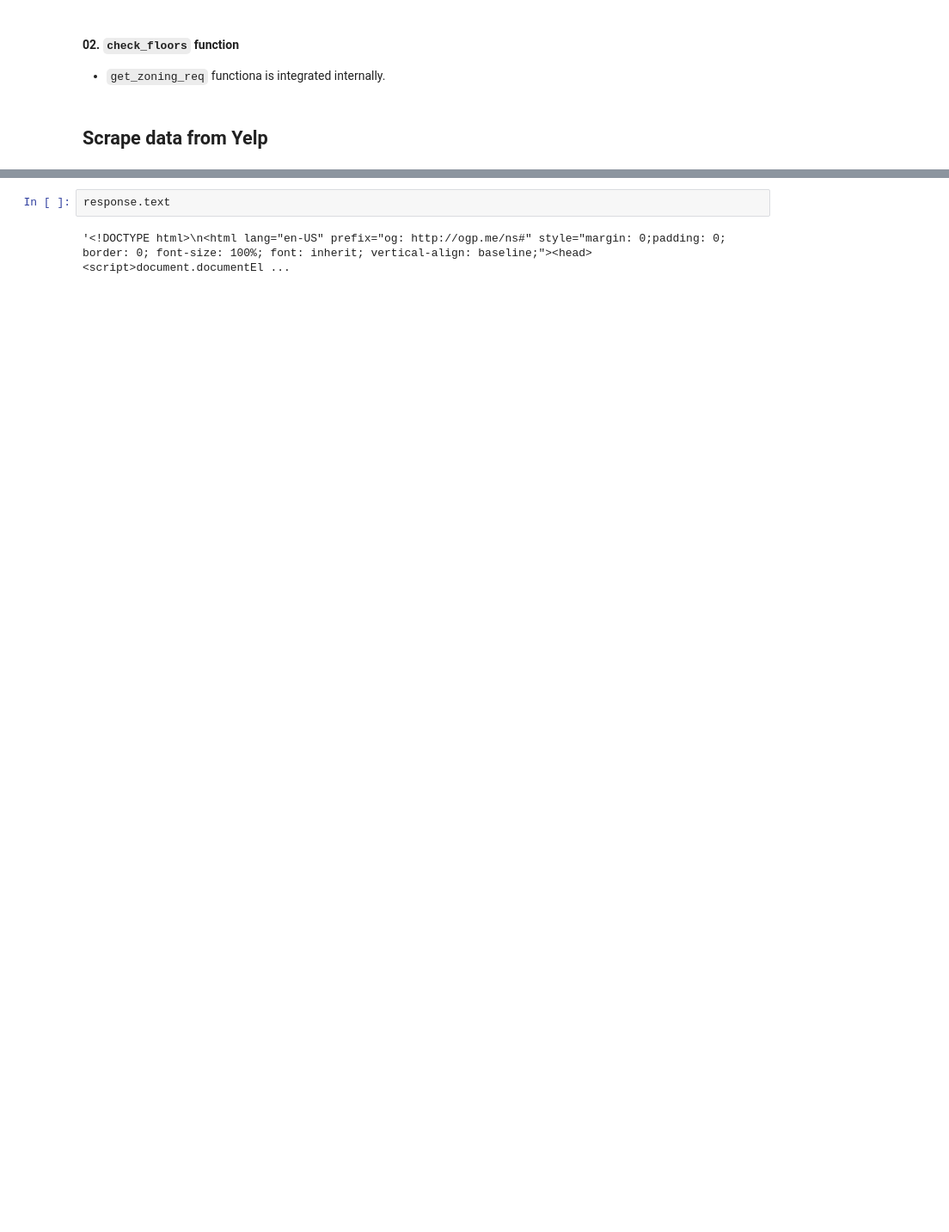
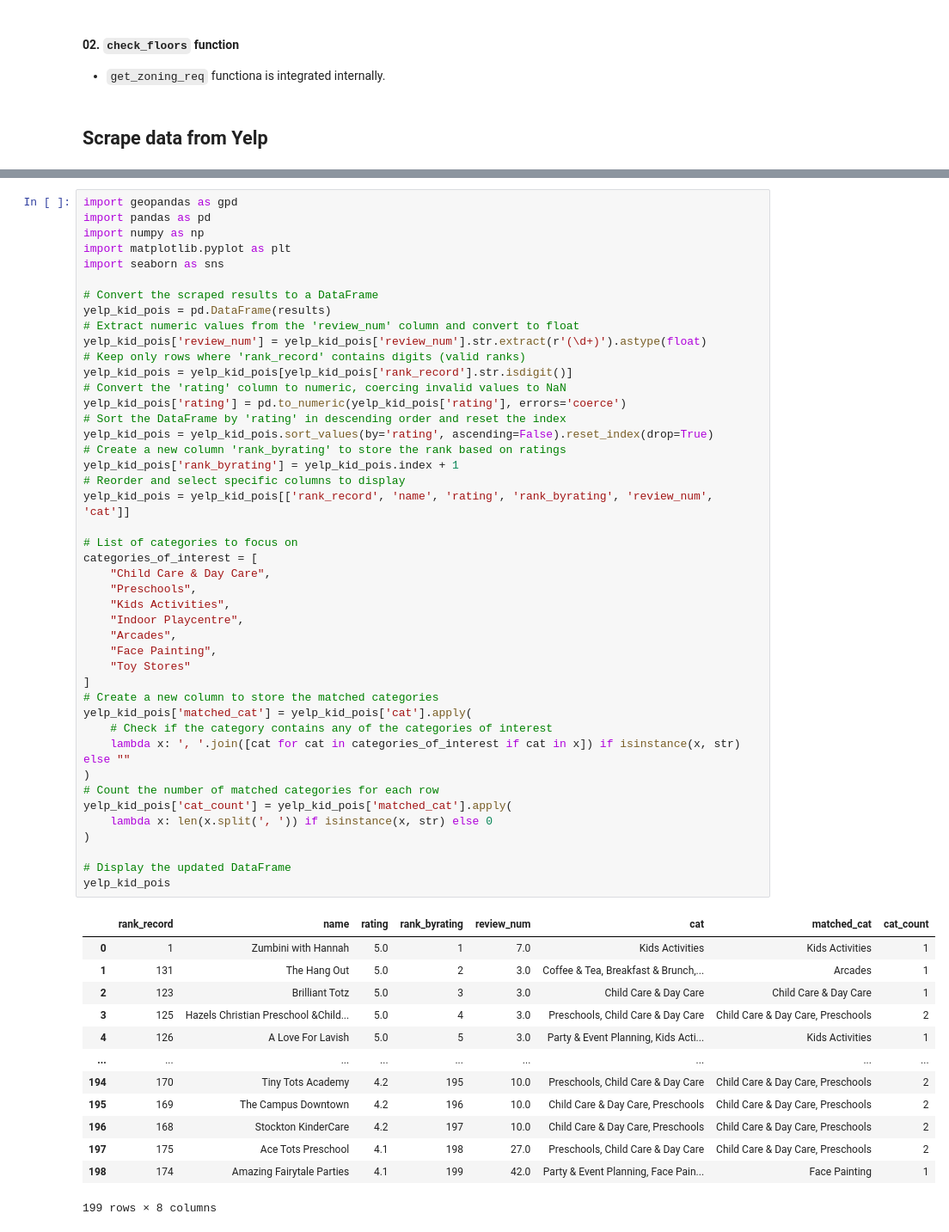
Before and after one commit to HOUPU1993/tidyzoning, a Jupyter notebook: test.ipynb, the cells around one changed output, grey strips where cells are left out. Shown at 86% size. Drawn from its saved outputs; the diff is of its cells as text; blank space fills up the shorter version.

```diff
--- a/test.ipynb
+++ b/test.ipynb
@@ -517,4 +537,58 @@ for page in range(total_pages):
-# %%
-response.text
-# %% [output]
-'<!DOCTYPE html>\n<html lang="en-US" prefix="og: http://ogp.me/ns#" style="margin: 0;padding: 0; border: 0; font-size: 100%; font: inherit; vertical-align: baseline;"><head><script>document.documentEl ...
+# %%
+import geopandas as gpd
+import pandas as pd
+import numpy as np
+import matplotlib.pyplot as plt
+import seaborn as sns
+
+# Convert the scraped results to a DataFrame
+yelp_kid_pois = pd.DataFrame(results)
+# Extract numeric values from the 'review_num' column and convert to float
+yelp_kid_pois['review_num'] = yelp_kid_pois['review_num'].str.extract(r'(\d+)').astype(float)
+# Keep only rows where 'rank_record' contains digits (valid ranks)
+yelp_kid_pois = yelp_kid_pois[yelp_kid_pois['rank_record'].str.isdigit()]
+# Convert the 'rating' column to numeric, coercing invalid values to NaN
+yelp_kid_pois['rating'] = pd.to_numeric(yelp_kid_pois['rating'], errors='coerce')
+# Sort the DataFrame by 'rating' in descending order and reset the index
+yelp_kid_pois = yelp_kid_pois.sort_values(by='rating', ascending=False).reset_index(drop=True)
+# Create a new column 'rank_byrating' to store the rank based on ratings
+yelp_kid_pois['rank_byrating'] = yelp_kid_pois.index + 1
+# Reorder and select specific columns to display
+yelp_kid_pois = yelp_kid_pois[['rank_record', 'name', 'rating', 'rank_byrating', 'review_num', 'cat']]
+
+# List of categories to focus on
+categories_of_interest = [
+    "Child Care & Day Care",
+    "Preschools",
+    "Kids Activities",
+    "Indoor Playcentre",
+    "Arcades",
+    "Face Painting",
+    "Toy Stores"
+]
+# Create a new column to store the matched categories
+yelp_kid_pois['matched_cat'] = yelp_kid_pois['cat'].apply(
+    # Check if the category contains any of the categories of interest
+    lambda x: ', '.join([cat for cat in categories_of_interest if cat in x]) if isinstance(x, str) else ""
+)
+# Count the number of matched categories for each row
+yelp_kid_pois['cat_count'] = yelp_kid_pois['matched_cat'].apply(
+    lambda x: len(x.split(', ')) if isinstance(x, str) else 0
+)
+
+# Display the updated DataFrame
+yelp_kid_pois
+# %% [output]
+|  | rank_record | name | rating | rank_byrating | review_num | cat | matched_cat | cat_count |
+| 0 | 1 | Zumbini with Hannah | 5.0 | 1 | 7.0 | Kids Activities | Kids Activities | 1 |
+| 1 | 131 | The Hang Out | 5.0 | 2 | 3.0 | Coffee & Tea, Breakfast & Brunch,... | Arcades | 1 |
+| 2 | 123 | Brilliant Totz | 5.0 | 3 | 3.0 | Child Care & Day Care | Child Care & Day Care | 1 |
+| 3 | 125 | Hazels Christian Preschool &Child... | 5.0 | 4 | 3.0 | Preschools, Child Care & Day Care | Child Care & Day Care, Preschools | 2 |
+| 4 | 126 | A Love For Lavish | 5.0 | 5 | 3.0 | Party & Event Planning, Kids Acti... | Kids Activities | 1 |
+| ... | ... | ... | ... | ... | ... | ... | ... | ... |
+| 194 | 170 | Tiny Tots Academy | 4.2 | 195 | 10.0 | Preschools, Child Care & Day Care | Child Care & Day Care, Preschools | 2 |
+| 195 | 169 | The Campus Downtown | 4.2 | 196 | 10.0 | Child Care & Day Care, Preschools | Child Care & Day Care, Preschools | 2 |
+| 196 | 168 | Stockton KinderCare | 4.2 | 197 | 10.0 | Child Care & Day Care, Preschools | Child Care & Day Care, Preschools | 2 |
+| 197 | 175 | Ace Tots Preschool | 4.1 | 198 | 27.0 | Preschools, Child Care & Day Care | Child Care & Day Care, Preschools | 2 |
+| 198 | 174 | Amazing Fairytale Parties | 4.1 | 199 | 42.0 | Party & Event Planning, Face Pain... | Face Painting | 1 |
+199 rows × 8 columns
```
Also changed, not shown: parts of 21 cells of this notebook, 1 other file.
